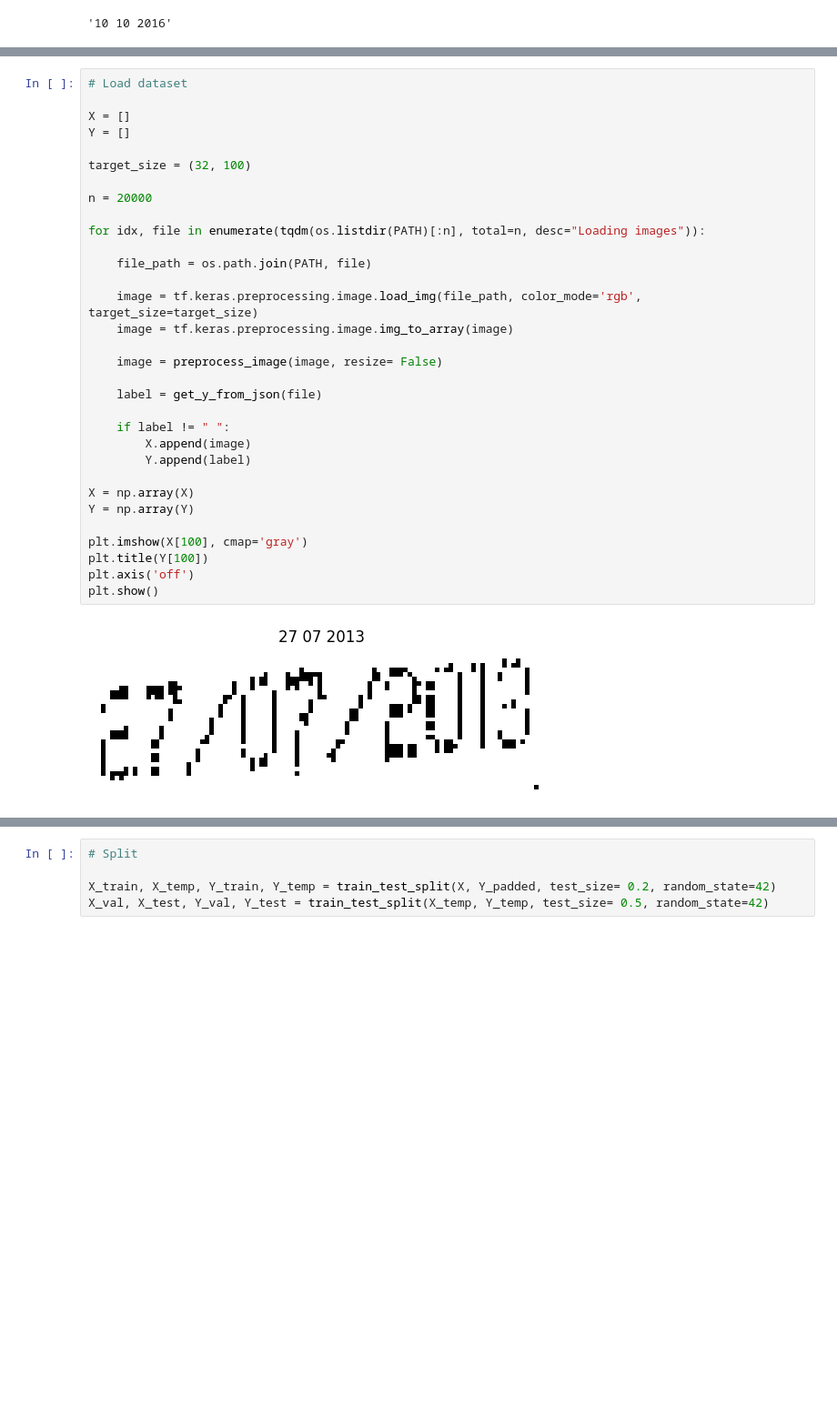
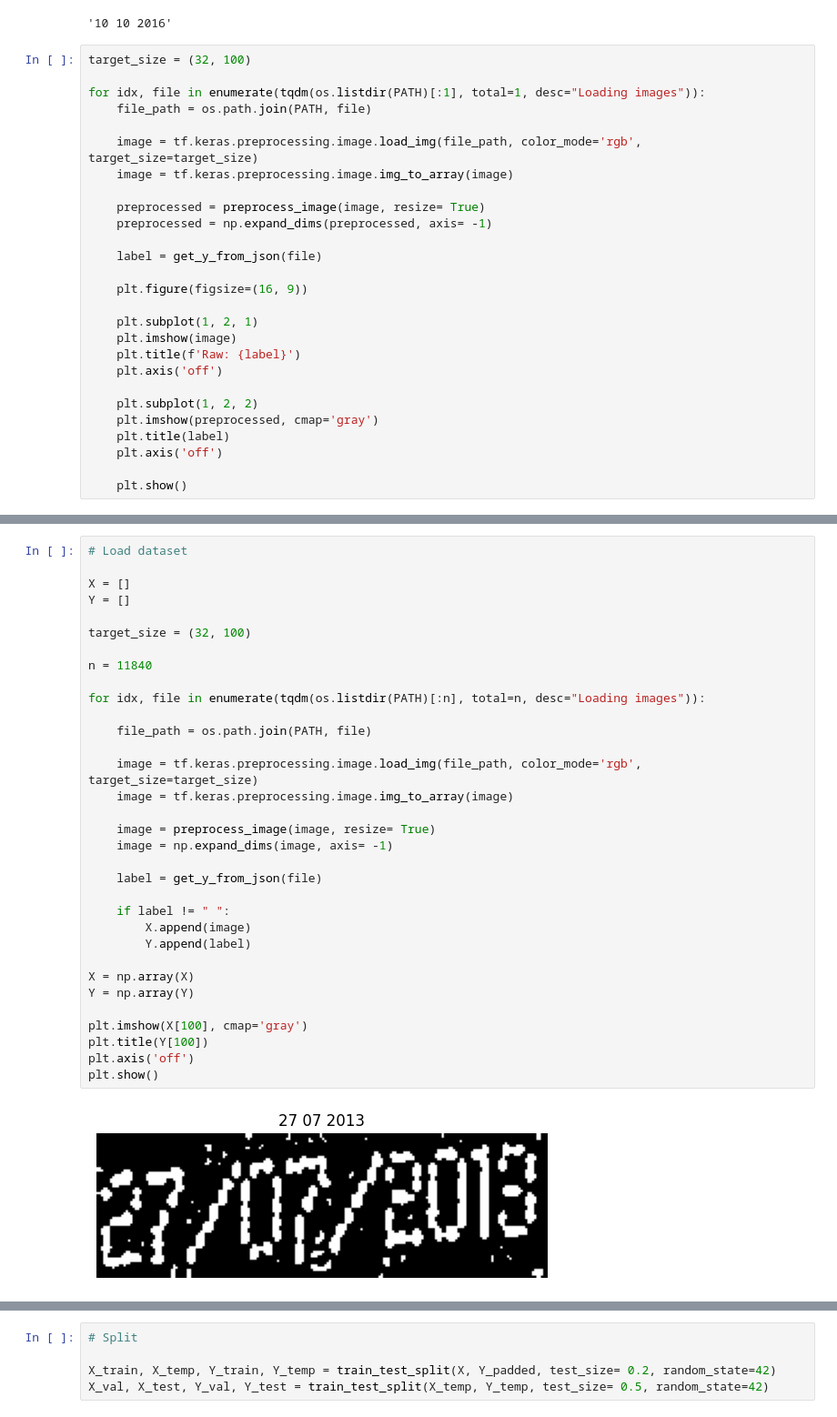
Before and after one commit to obertcoy/expiry-date-recognition, a Jupyter notebook: crnn/main.ipynb, the cells around one changed output, grey strips where cells are left out. Shown at 91% size. Saved outputs shown, nothing was run; the diff lists cells and outputs as text; blank space fills up the shorter version.

Commit message:
feat: add date string format and new preprocessing

```diff
--- a/crnn/main.ipynb
+++ b/crnn/main.ipynb
@@ -26,3 +26,30 @@ def get_y_from_json(file: str) -> str:
 get_y_from_json('00001.jpg')
 # %% [output]
 '10 10 2016'
+# %%
+target_size = (32, 100)
+
+for idx, file in enumerate(tqdm(os.listdir(PATH)[:1], total=1, desc="Loading images")):
+    file_path = os.path.join(PATH, file)
+
+    image = tf.keras.preprocessing.image.load_img(file_path, color_mode='rgb', target_size=target_size)
+    image = tf.keras.preprocessing.image.img_to_array(image)
+
+    preprocessed = preprocess_image(image, resize= True)
+    preprocessed = np.expand_dims(preprocessed, axis= -1)
+
+    label = get_y_from_json(file)
+
+    plt.figure(figsize=(16, 9))
+
+    plt.subplot(1, 2, 1)
+    plt.imshow(image)
+    plt.title(f'Raw: {label}')
+    plt.axis('off')
+
+    plt.subplot(1, 2, 2)
+    plt.imshow(preprocessed, cmap='gray')
+    plt.title(label)
+    plt.axis('off')
+
+    plt.show()
@@ -30,36 +59,37 @@ get_y_from_json('00001.jpg')
 # Load dataset
 
 X = []
 Y = []
 
 target_size = (32, 100)
 
-n = 20000
+n = 11840
 
 for idx, file in enumerate(tqdm(os.listdir(PATH)[:n], total=n, desc="Loading images")):
 
     file_path = os.path.join(PATH, file)
 
     image = tf.keras.preprocessing.image.load_img(file_path, color_mode='rgb', target_size=target_size)
     image = tf.keras.preprocessing.image.img_to_array(image)
 
-    image = preprocess_image(image, resize= False)
+    image = preprocess_image(image, resize= True)
+    image = np.expand_dims(image, axis= -1)
 
     label = get_y_from_json(file)
 
     if label != " ":
         X.append(image)
         Y.append(label)
 
 X = np.array(X)
 Y = np.array(Y)
 
 plt.imshow(X[100], cmap='gray')
 plt.title(Y[100])
 plt.axis('off')
 plt.show()
 # %% [output]
-[figure, old version]
+[figure, new version]
 # %%
 # Normalized
 
```
Also changed, not shown: parts of 23 cells of this notebook, 1 other file.
